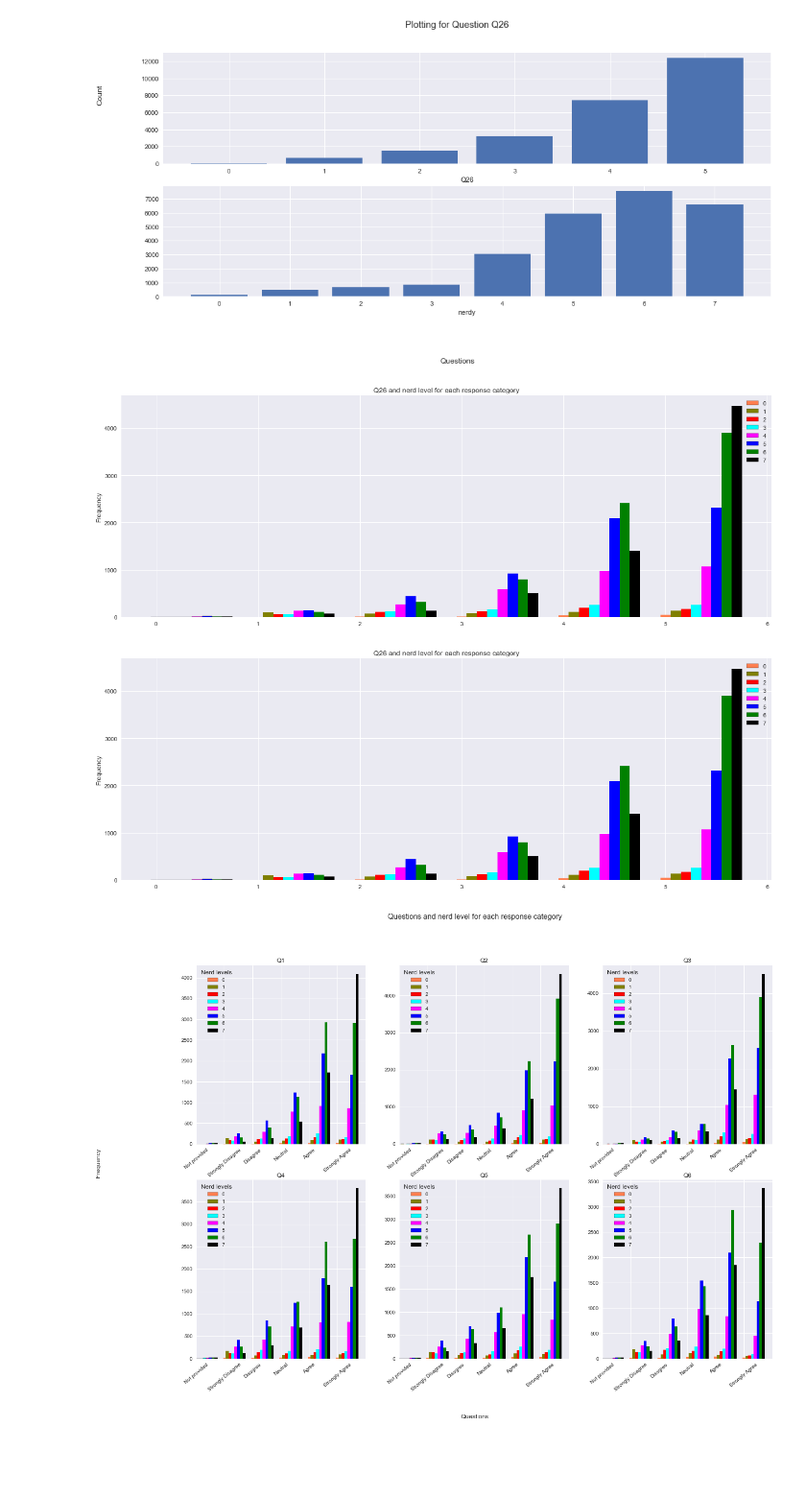
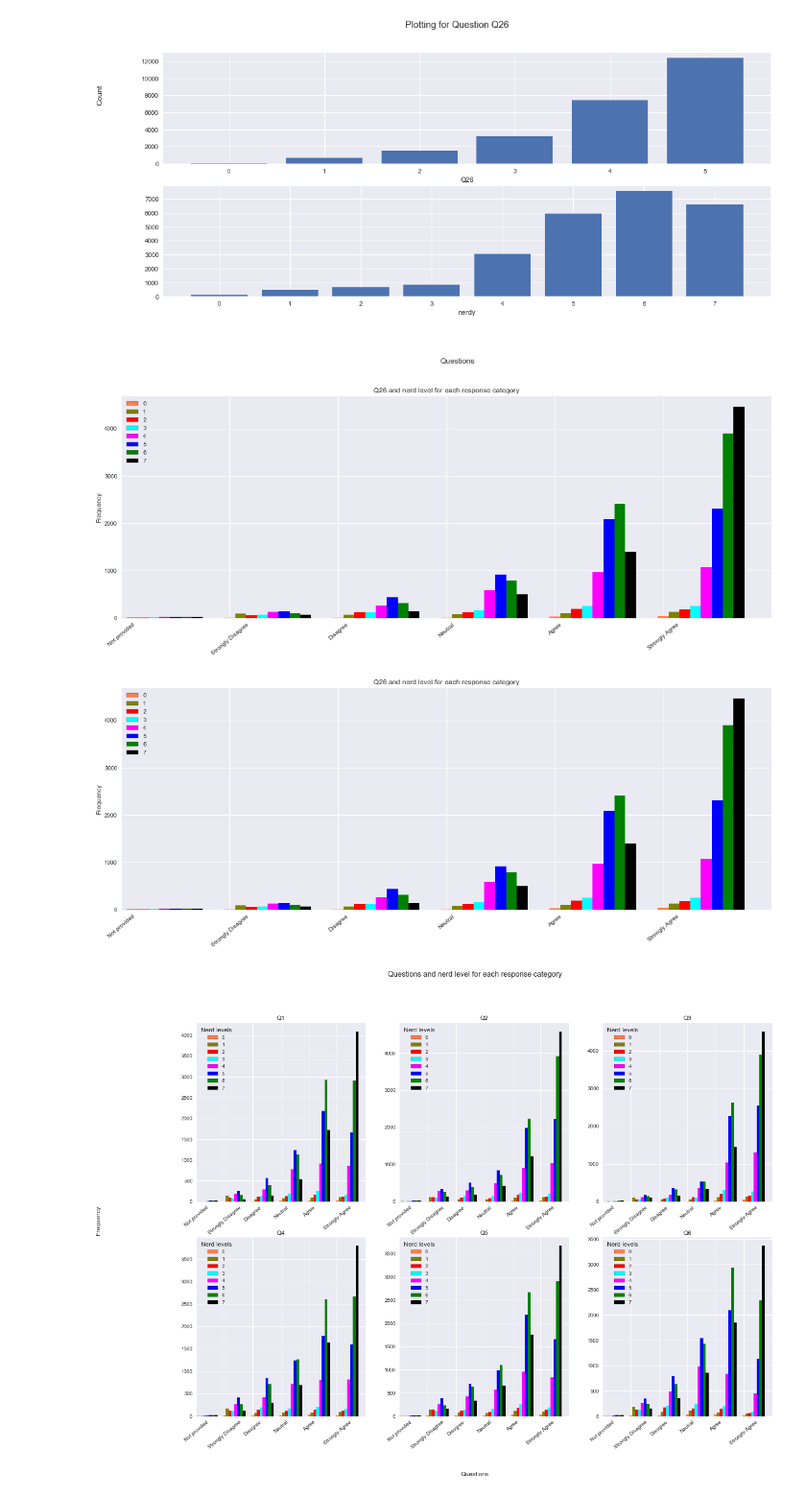
Before and after one commit to rupesh-papneja/am, a Jupyter notebook: ml-phase-1.ipynb, the cells around one changed output. Shown: that part at 96% size. Drawn from its saved outputs; the diff is of its cells as text; code cells hidden in the pictures; blank space fills up the shorter version.

```diff
--- a/ml-phase-1.ipynb
+++ b/ml-phase-1.ipynb
@@ -452,6 +452,7 @@ del idx
 # %%
 dc = np.asarray(sorted(data['Q26'].unique()))
 nc = np.asarray(sorted(data['nerdy'].unique()))
+labels = ['Not provided', 'Strongly Disagree', 'Disagree', 'Neutral', 'Agree', 'Strongly Agree']
 pdata = []
 for idx, v in enumerate(dc):
     pdata.append([])
@@ -465,37 +466,45 @@ pdata = pdata.transpose()
 # print(pdata)
 
 fig = plt.figure(figsize=(20,7))
 ax = plt.subplot()
 ind = np.arange(len(dc))
 wdth = 0.1
 cols = [
     mcolors.to_rgba('coral'),
     mcolors.to_rgba('olive'),
     mcolors.to_rgba('red'),
     mcolors.to_rgba('cyan'),
     mcolors.to_rgba('magenta'),
     mcolors.to_rgba('blue'),
     mcolors.to_rgba('green'),
     mcolors.to_rgba('black')
 ]
 
+ax.set_xticklabels(labels)
+ax.set_xlim(0, 6)
+
 ax.bar(ind + (wdth * 0), pdata[0],width=wdth,color=cols[0],align='center', edgecolor='black', label=nc[0])
 ax.bar(ind + (wdth * 1), pdata[1],width=wdth,color=cols[1],align='center', edgecolor='black', label=nc[1])
 ax.bar(ind + (wdth * 2), pdata[2],width=wdth,color=cols[2],align='center', edgecolor='black', label=nc[2])
 ax.bar(ind + (wdth * 3), pdata[3],width=wdth,color=cols[3],align='center', edgecolor='black', label=nc[3])
 ax.bar(ind + (wdth * 4), pdata[4],width=wdth,color=cols[4],align='center', edgecolor='black', label=nc[4])
 ax.bar(ind + (wdth * 5), pdata[5],width=wdth,color=cols[5],align='center', edgecolor='black', label=nc[5])
 ax.bar(ind + (wdth * 6), pdata[6],width=wdth,color=cols[6],align='center', edgecolor='black', label=nc[6])
 ax.bar(ind + (wdth * 7), pdata[7],width=wdth,color=cols[7],align='center', edgecolor='black', label=nc[7])
+
+for tick in ax.get_xticklabels():
+    tick.set_rotation(40)
+    tick.set_horizontalalignment('center')
 plt.ylabel('Frequency')
 plt.title('Q26 and nerd level for each response category')
 plt.legend(loc='best')
 plt.show()
 # %% [output]
-[figure, old version]
+[figure, new version]
 # %%
 dc = np.asarray(sorted(data['Q26'].unique()))
 nc = np.asarray(sorted(data['nerdy'].unique()))
+labels = ['Not provided', 'Strongly Disagree', 'Disagree', 'Neutral', 'Agree', 'Strongly Agree']
 pdata = []
 for idx, v in enumerate(dc):
     pdata.append([])
@@ -510,17 +519,22 @@ pdata = pdata.transpose()
 
 fig = plt.figure(figsize=(20,7))
 ax = plt.subplot()
+ax.set_xticklabels(labels)
+ax.set_xlim(0, 6)
 ind = np.arange(len(dc))
 
 for ndx, n in enumerate(nc):
     ax.bar(ind + (wdth * ndx), pdata[ndx],width=wdth,color=cols[ndx],align='center', edgecolor='black', label=nc[ndx])
 
+for tick in ax.get_xticklabels():
+        tick.set_rotation(40)
+        tick.set_horizontalalignment('center')
 plt.ylabel('Frequency')
 plt.title('Q26 and nerd level for each response category')
 plt.legend(loc='best')
 plt.show()
 # %% [output]
-[figure, old version]
+[figure, new version]
 # %%
 grid_rows = 2
 grid_cols = 3
```
